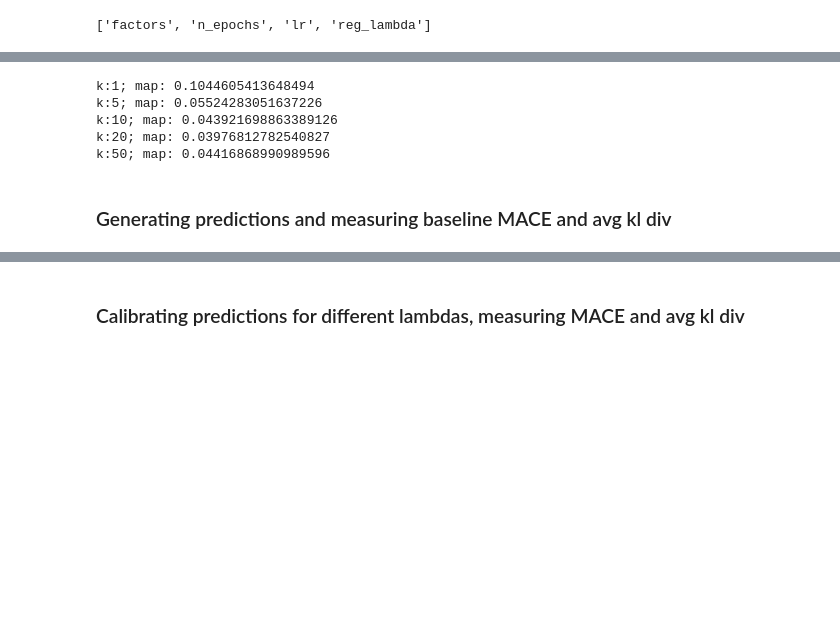
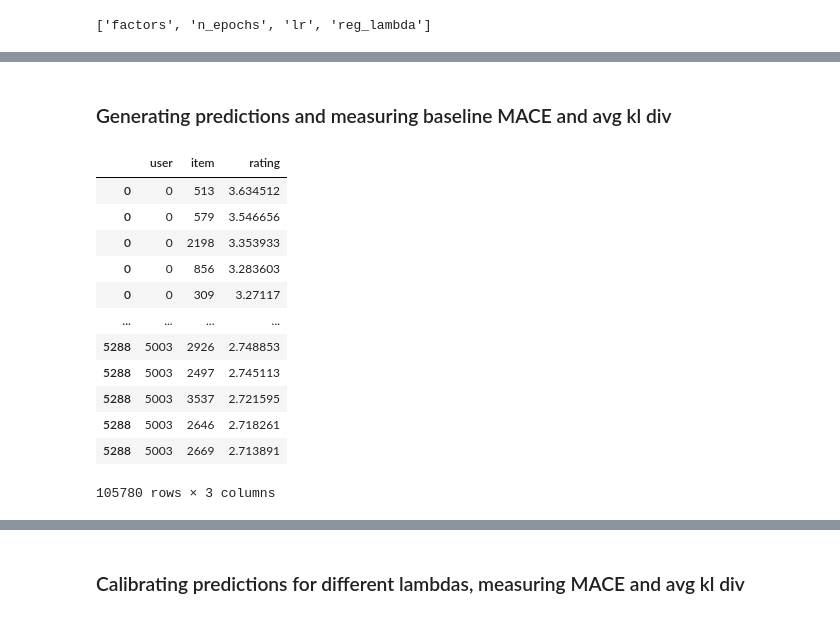
Before and after one commit to caiotda/calibrated-recommendations, a Jupyter notebook: playground.ipynb, the cells around one changed output, grey strips where cells are left out. Cells and saved outputs as stored; diff of their text form; code cells hidden in the pictures; blank space fills up the shorter version.

```diff
--- a/playground.ipynb
+++ b/playground.ipynb
@@ -170,13 +170,7 @@ best_model.fit(train_df)
 # %%
-for k in [1, 5, 10, 20, 50]:
-    map_k = best_model.evaluate(train_df, test_df, k=k)
-    print(f"k:{k}; map: {map_k}")
+# for k in [1, 5, 10, 20, 50]:
+#     map_k = best_model.evaluate(train_df, test_df, k=k)
+#     print(f"k:{k}; map: {map_k}")
-# %% [output]
-k:1; map: 0.1044605413648494
-k:5; map: 0.05524283051637226
-k:10; map: 0.043921698863389126
-k:20; map: 0.03976812782540827
-k:50; map: 0.04416868990989596
 # %% [markdown]
 ### Generating predictions and measuring baseline MACE and avg kl div
 # %%
@@ -186,4 +180,20 @@ rec_df = best_model.score(processed_df).rename(
             columns={"top_k_rec_id": "item", "top_k_rec_score": "rating"}
         ).explode(["item", "rating"])
+# %%
+rec_df
+# %% [output]
+|  | user | item | rating |
+| 0 | 0 | 513 | 3.634512 |
+| 0 | 0 | 579 | 3.546656 |
+| 0 | 0 | 2198 | 3.353933 |
+| 0 | 0 | 856 | 3.283603 |
+| 0 | 0 | 309 | 3.27117 |
+| ... | ... | ... | ... |
+| 5288 | 5003 | 2926 | 2.748853 |
+| 5288 | 5003 | 2497 | 2.745113 |
+| 5288 | 5003 | 3537 | 2.721595 |
+| 5288 | 5003 | 2646 | 2.718261 |
+| 5288 | 5003 | 2669 | 2.713891 |
+105780 rows × 3 columns
 # %%
 calibrator_base = Calibration(ratings_df=processed_df, recommendation_df=rec_df, n_users=n_users, n_items=n_items)
```
Also changed, not shown: parts of 27 cells of this notebook, 5 other files.
